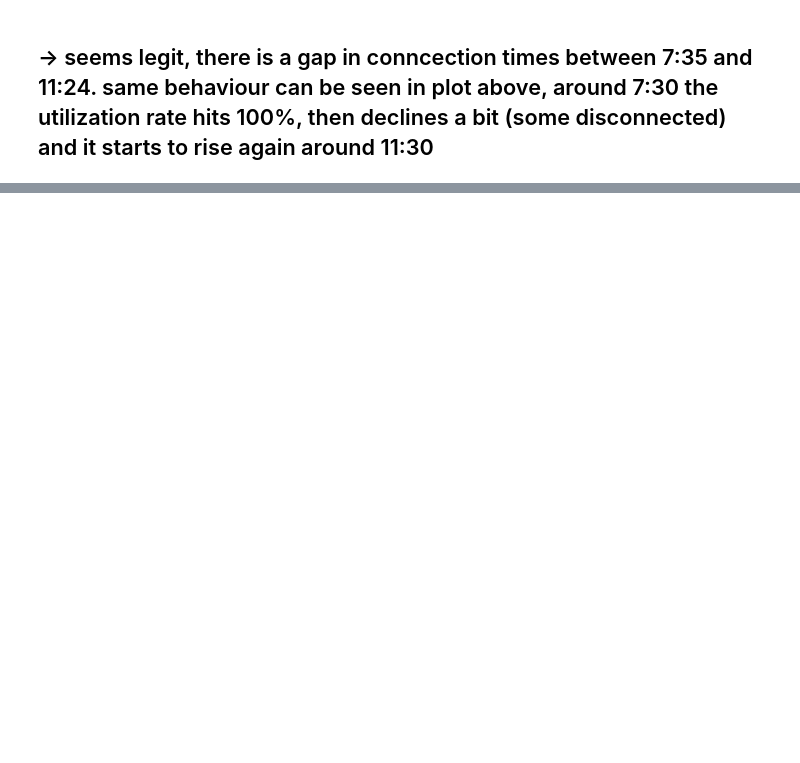
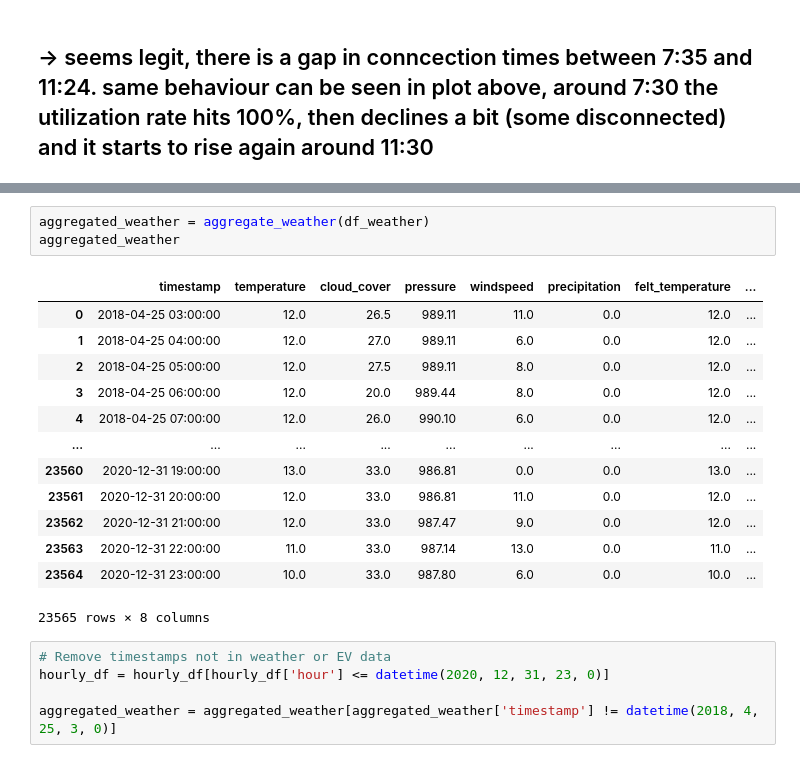
Before and after one commit to JanRkck/AA24, a Jupyter notebook: Utilization_Rate.ipynb, the cells around one changed output, grey strips where cells are left out. Drawn from its saved outputs; the diff is of its cells as text; blank space fills up the shorter version.

```diff
--- a/Utilization_Rate.ipynb
+++ b/Utilization_Rate.ipynb
@@ -277,0 +320,22 @@ site1[(site1['connectionTime'] >= filtered_start_time) & (site1['connectionTime'
+# %%
+aggregated_weather = aggregate_weather(df_weather)
+aggregated_weather
+# %% [output]
+|  | timestamp | temperature | cloud_cover | pressure | windspeed | precipitation | felt_temperature | ... |
+| 0 | 2018-04-25 03:00:00 | 12.0 | 26.5 | 989.11 | 11.0 | 0.0 | 12.0 | ... |
+| 1 | 2018-04-25 04:00:00 | 12.0 | 27.0 | 989.11 | 6.0 | 0.0 | 12.0 | ... |
+| 2 | 2018-04-25 05:00:00 | 12.0 | 27.5 | 989.11 | 8.0 | 0.0 | 12.0 | ... |
+| 3 | 2018-04-25 06:00:00 | 12.0 | 20.0 | 989.44 | 8.0 | 0.0 | 12.0 | ... |
+| 4 | 2018-04-25 07:00:00 | 12.0 | 26.0 | 990.10 | 6.0 | 0.0 | 12.0 | ... |
+| ... | ... | ... | ... | ... | ... | ... | ... | ... |
+| 23560 | 2020-12-31 19:00:00 | 13.0 | 33.0 | 986.81 | 0.0 | 0.0 | 13.0 | ... |
+| 23561 | 2020-12-31 20:00:00 | 12.0 | 33.0 | 986.81 | 11.0 | 0.0 | 12.0 | ... |
+| 23562 | 2020-12-31 21:00:00 | 12.0 | 33.0 | 987.47 | 9.0 | 0.0 | 12.0 | ... |
+| 23563 | 2020-12-31 22:00:00 | 11.0 | 33.0 | 987.14 | 13.0 | 0.0 | 11.0 | ... |
+| 23564 | 2020-12-31 23:00:00 | 10.0 | 33.0 | 987.80 | 6.0 | 0.0 | 10.0 | ... |
+23565 rows × 8 columns
+# %%
+# Remove timestamps not in weather or EV data
+hourly_df = hourly_df[hourly_df['hour'] <= datetime(2020, 12, 31, 23, 0)]
+
+aggregated_weather = aggregated_weather[aggregated_weather['timestamp'] != datetime(2018, 4, 25, 3, 0)]
```
Also changed, not shown: parts of 18 cells of this notebook.
